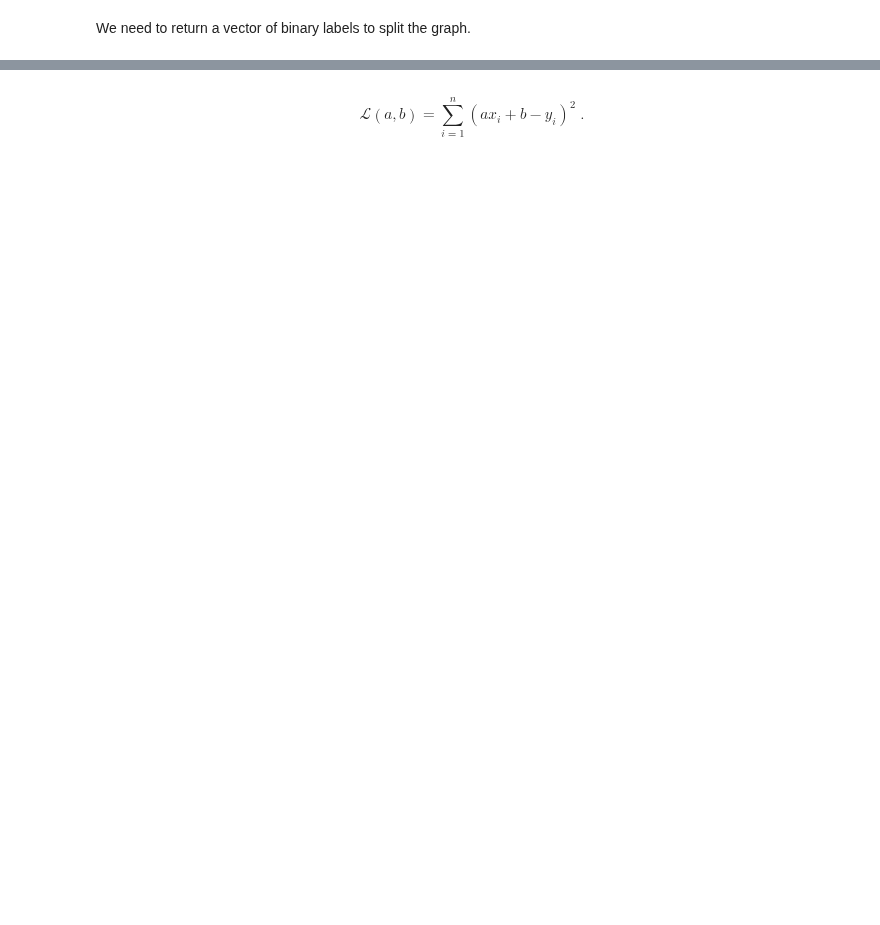
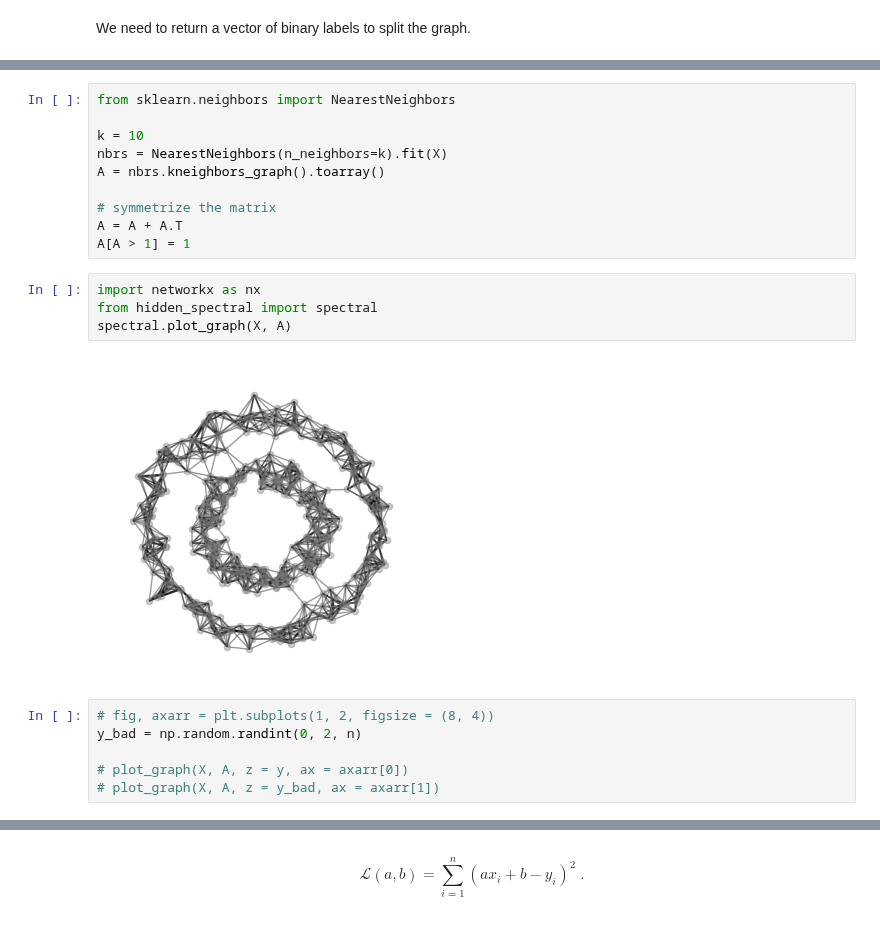
Before and after one commit to Xianzhiwang1/CS0451-page-site, a Jupyter notebook: posts/my-blog-post-06-unsupervised-learning/index.ipynb, the cells around one changed output, grey strips where cells are left out. Saved outputs shown, nothing was run; the diff lists cells and outputs as text; blank space fills up the shorter version.

```diff
--- a/posts/my-blog-post-06-unsupervised-learning/index.ipynb
+++ b/posts/my-blog-post-06-unsupervised-learning/index.ipynb
@@ -28,0 +76,22 @@ nx.draw(G, layout,
+# %%
+from sklearn.neighbors import NearestNeighbors
+
+k = 10
+nbrs = NearestNeighbors(n_neighbors=k).fit(X)
+A = nbrs.kneighbors_graph().toarray()
+
+# symmetrize the matrix
+A = A + A.T
+A[A > 1] = 1
+# %%
+import networkx as nx
+from hidden_spectral import spectral
+spectral.plot_graph(X, A)
+# %% [output]
+[figure, added]
+# %%
+# fig, axarr = plt.subplots(1, 2, figsize = (8, 4))
+y_bad = np.random.randint(0, 2, n)
+
+# plot_graph(X, A, z = y, ax = axarr[0])
+# plot_graph(X, A, z = y_bad, ax = axarr[1])
```
Also changed, not shown: parts of 13 cells of this notebook, 16 other files.
